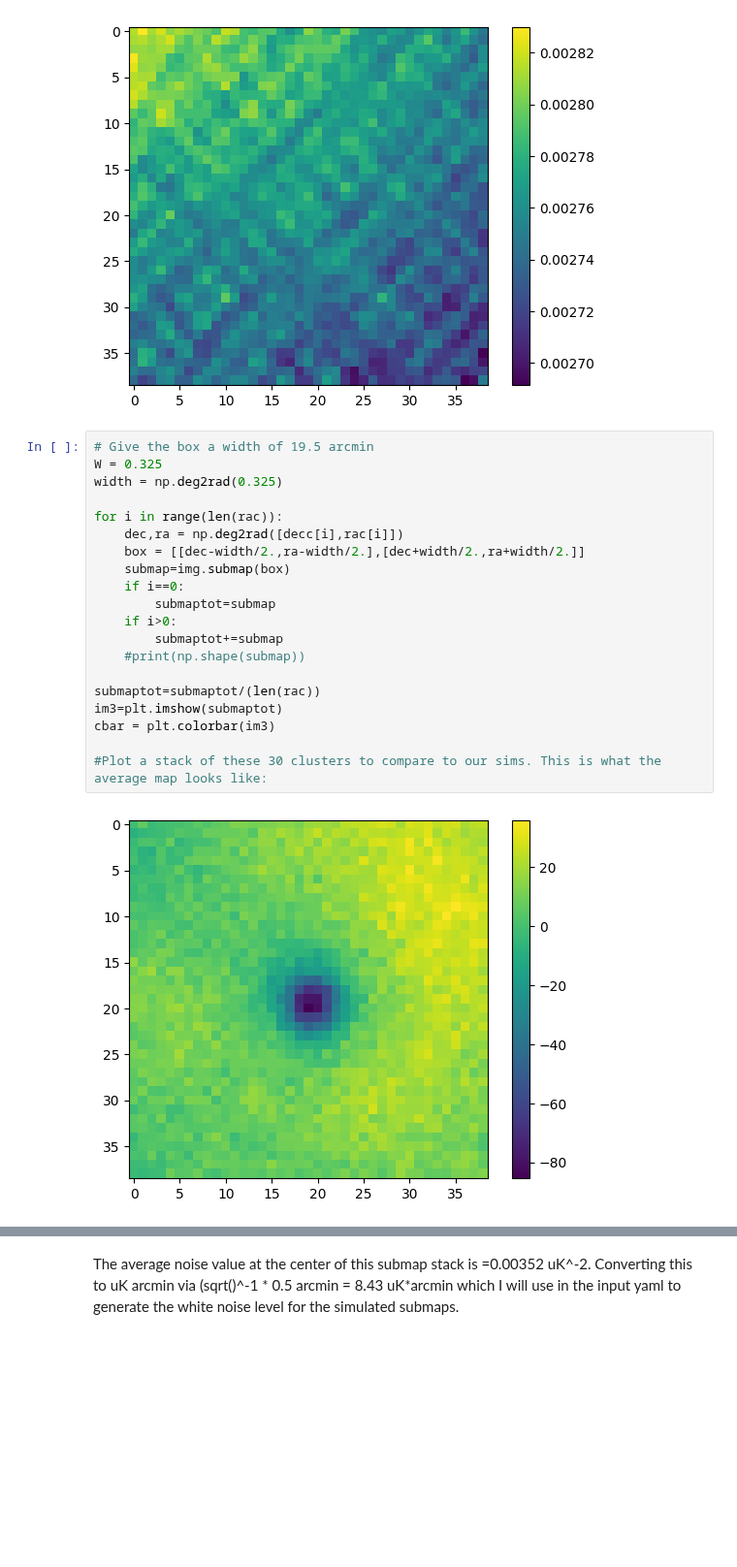
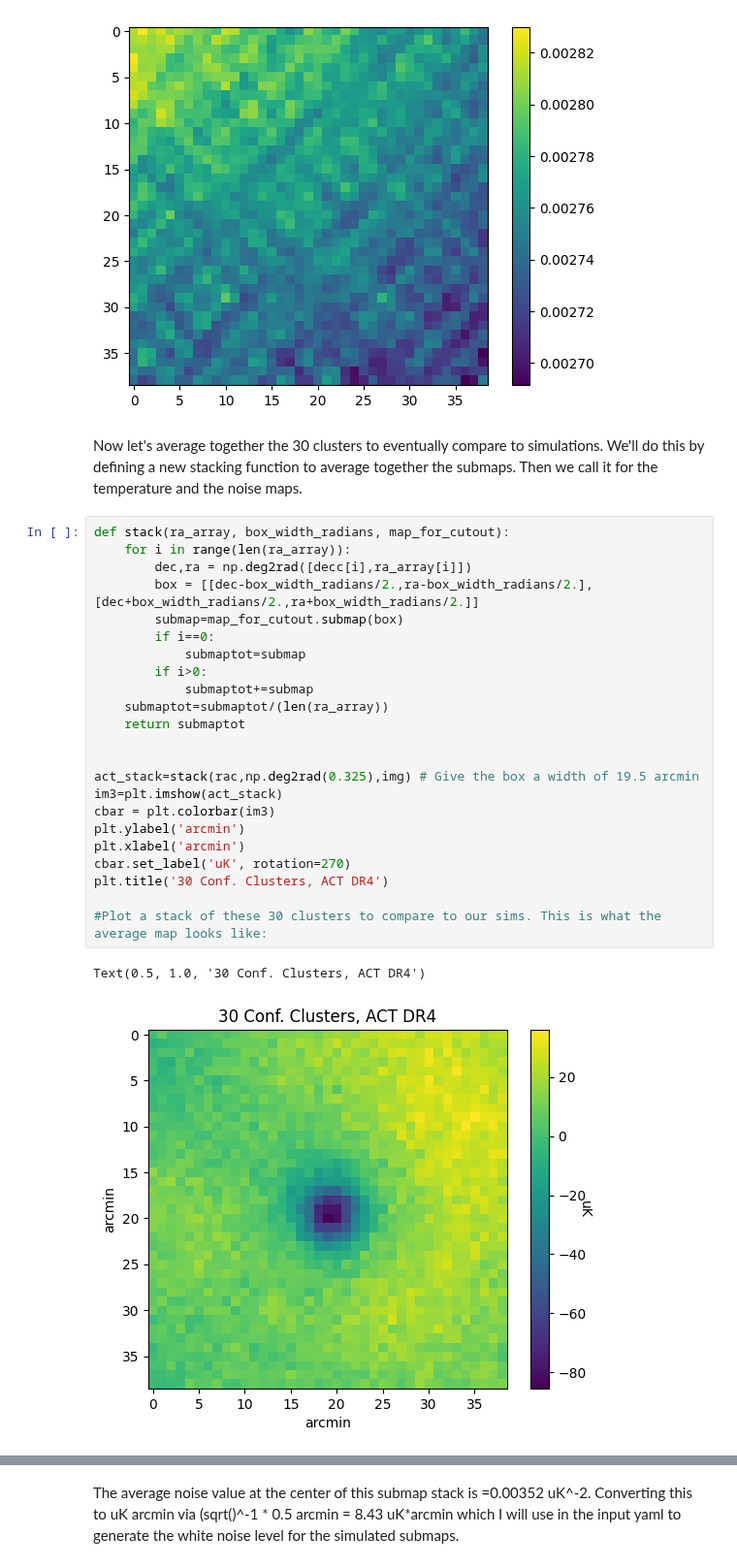
Before and after one commit to deepskies/DeepSZSim, a Jupyter notebook: Compare_to_ACT_subamps.ipynb, the cells around one changed output, grey strips where cells are left out. Shown at 97% size. Saved outputs shown, nothing was run; the diff lists cells and outputs as text; blank space fills up the shorter version.

Commit message:
Updated notebook with radial averages and aperture photometry for comparison

```diff
--- a/Compare_to_ACT_subamps.ipynb
+++ b/Compare_to_ACT_subamps.ipynb
@@ -80,26 +88,32 @@ plotsubmap_w_radec(rac[5],decc[5],'map') #plot one of these confirmed cluster su
 plotsubmap_w_radec(rac[5],decc[5],'ivar') #plot the associated inverse variance submap
 # %% [output]
 [figure]
+# %% [markdown]
+Now let's average together the 30 clusters to eventually compare to simulations. We'll do this by defining a new stacking function to average together the submaps. Then we call it for the temperature and the noise maps.
 # %%
-# Give the box a width of 19.5 arcmin
-W = 0.325
-width = np.deg2rad(0.325)
+def stack(ra_array, box_width_radians, map_for_cutout):
+    for i in range(len(ra_array)):
+        dec,ra = np.deg2rad([decc[i],ra_array[i]])
+        box = [[dec-box_width_radians/2.,ra-box_width_radians/2.],[dec+box_width_radians/2.,ra+box_width_radians/2.]]
+        submap=map_for_cutout.submap(box)
+        if i==0:
+            submaptot=submap
+        if i>0:
+            submaptot+=submap
+    submaptot=submaptot/(len(ra_array))
+    return submaptot
 
-for i in range(len(rac)):
-    dec,ra = np.deg2rad([decc[i],rac[i]])
-    box = [[dec-width/2.,ra-width/2.],[dec+width/2.,ra+width/2.]]
-    submap=img.submap(box)
-    if i==0:
-        submaptot=submap
-    if i>0:
-        submaptot+=submap
-    #print(np.shape(submap))
 
-submaptot=submaptot/(len(rac))
-im3=plt.imshow(submaptot)
+act_stack=stack(rac,np.deg2rad(0.325),img) # Give the box a width of 19.5 arcmin
+im3=plt.imshow(act_stack)
 cbar = plt.colorbar(im3)
+plt.ylabel('arcmin')
+plt.xlabel('arcmin')
+cbar.set_label('uK', rotation=270)
+plt.title('30 Conf. Clusters, ACT DR4')
 
 #Plot a stack of these 30 clusters to compare to our sims. This is what the average map looks like:
 # %% [output]
+Text(0.5, 1.0, '30 Conf. Clusters, ACT DR4')
-[figure, old version]
+[figure, new version]
 # %%
```
Also changed, not shown: parts of 18 cells of this notebook.
